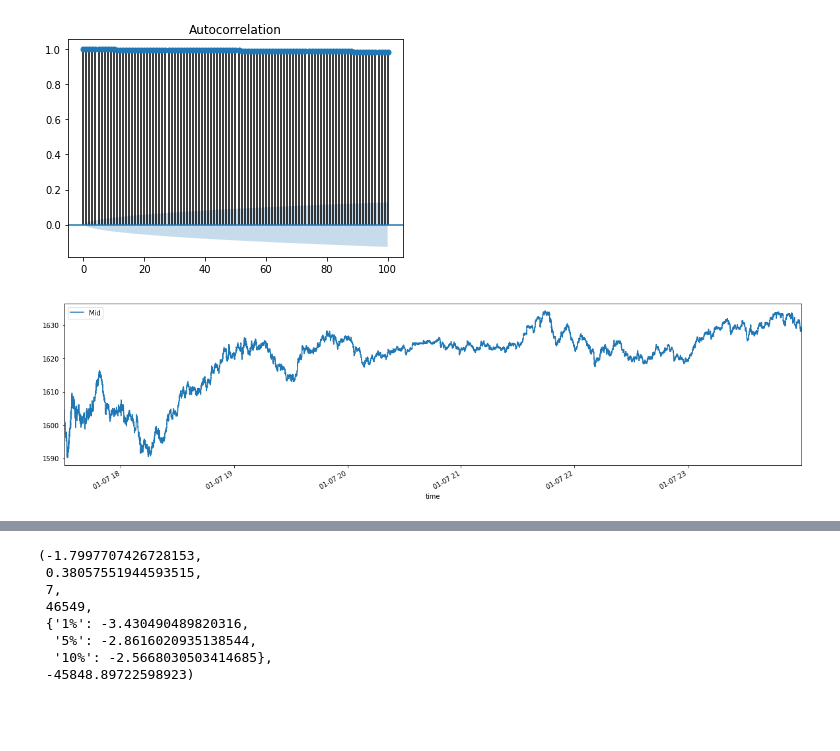
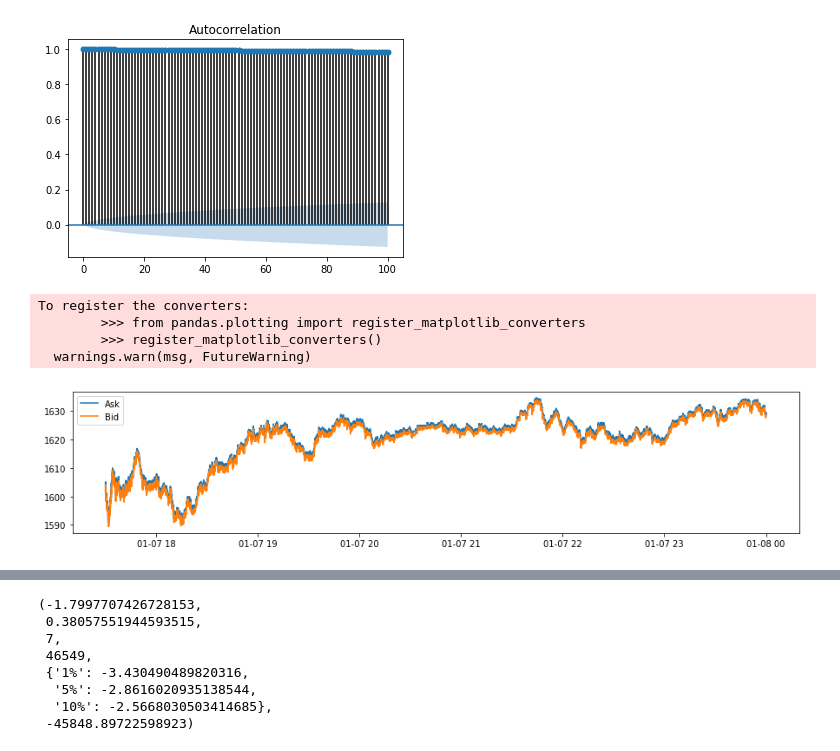
Before and after one commit to anastasia-yaschenko/stocks, a Jupyter notebook: trial_simple_model.ipynb, the cells around one changed output, grey strips where cells are left out. Drawn from its saved outputs; the diff is of its cells as text; code cells hidden in the pictures; blank space fills up the shorter version.

```diff
--- a/trial_simple_model.ipynb
+++ b/trial_simple_model.ipynb
@@ -38,8 +38,15 @@ plot_acf(data['Mid'],lags=100)#no decrease in autocorrelation even after 100 lag
 [figure]
 [figure]
 # %%
-data.plot('time','Mid',figsize=(20,5))
+plt.figure(figsize=(15,3))
+plt.plot(data['time'],data['Ask'])
+plt.plot(data['time'],data['Bid'])
+plt.legend()
 plt.show()
 #trend is obviuos, indicating varyinfg mean->non-stationary.Still, perform ADF and KPSS tests on stationarity
 # %% [output]
+To register the converters:
+        >>> from pandas.plotting import register_matplotlib_converters
+        >>> register_matplotlib_converters()
+  warnings.warn(msg, FutureWarning)
-[figure, old version]
+[figure, new version]
```
Also changed, not shown: parts of 17 cells of this notebook.
